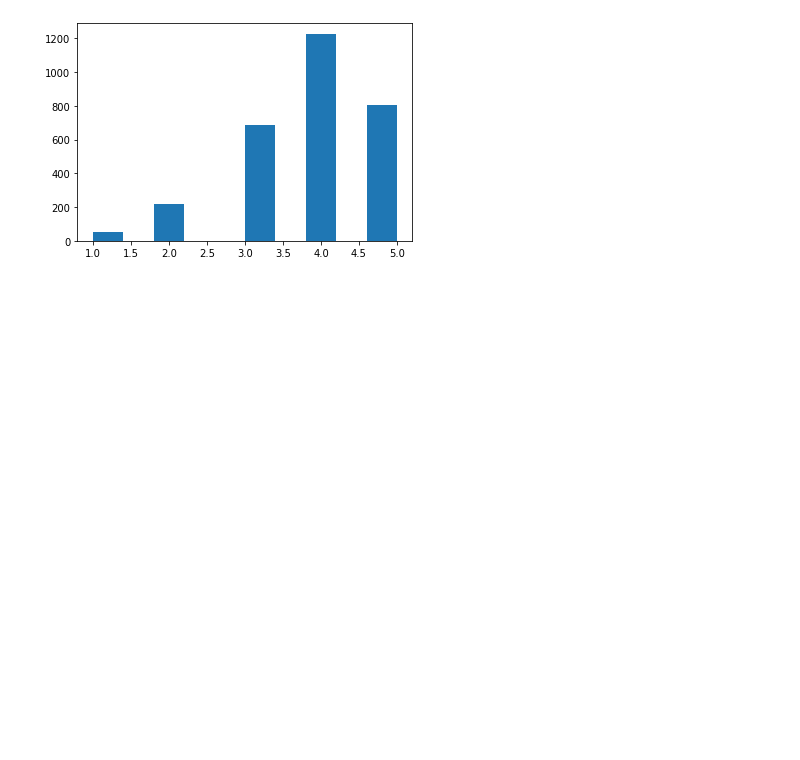
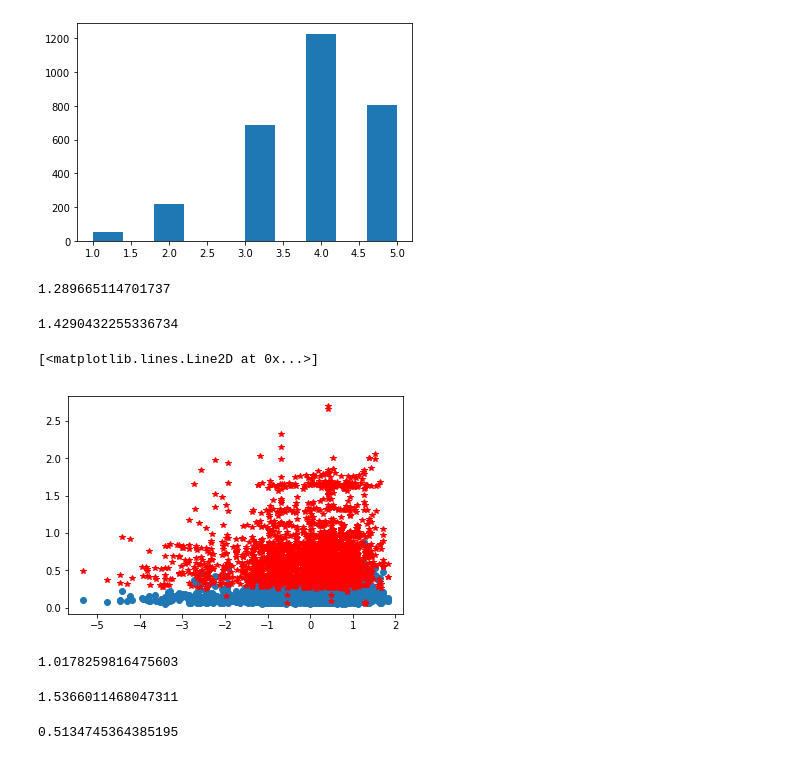
Before and after one commit to JINhuaqing/MNAR, a Jupyter notebook: RealData/yelp/Yelp_res_ana.ipynb, the cells around one changed output. Drawn from its saved outputs; the diff is of its cells as text; code cells hidden in the pictures; blank space fills up the shorter version.

```diff
--- a/RealData/yelp/Yelp_res_ana.ipynb
+++ b/RealData/yelp/Yelp_res_ana.ipynb
@@ -154,3 +160,17 @@ plt.hist(Yno)
  array([1. , 1.4, 1.8, 2.2, 2.6, 3. , 3.4, 3.8, 4.2, 4.6, 5. ]),
  <a list of 10 Patch objects>)
 [figure]
+# %%
+((MARgt -MARprobs)**2).mean()
+# %% [output]
+1.289665114701737
+# %%
+((MNARgt - MNARprobs)**2).mean()
+# %% [output]
+1.4290432255336734
+# %%
+plt.plot(MARgt, logit(MARprobs), "o")
+plt.plot(MNARgt, logit(MNARprobs), "*r")
+# %% [output]
+[<matplotlib.lines.Line2D at 0x...>]
+[figure, added]
@@ -156,0 +179,12 @@ plt.hist(Yno)
+# %%
+((MARgt -logit(MARprobs))**2).mean()
+# %% [output]
+1.0178259816475603
+# %%
+((MNARgt -logit(MNARprobs))**2).mean()
+# %% [output]
+1.5366011468047311
+# %%
+MARprobs.min()
+# %% [output]
+0.5134745364385195
```
Also changed, not shown: parts of 10 cells of this notebook, 4 other files.
